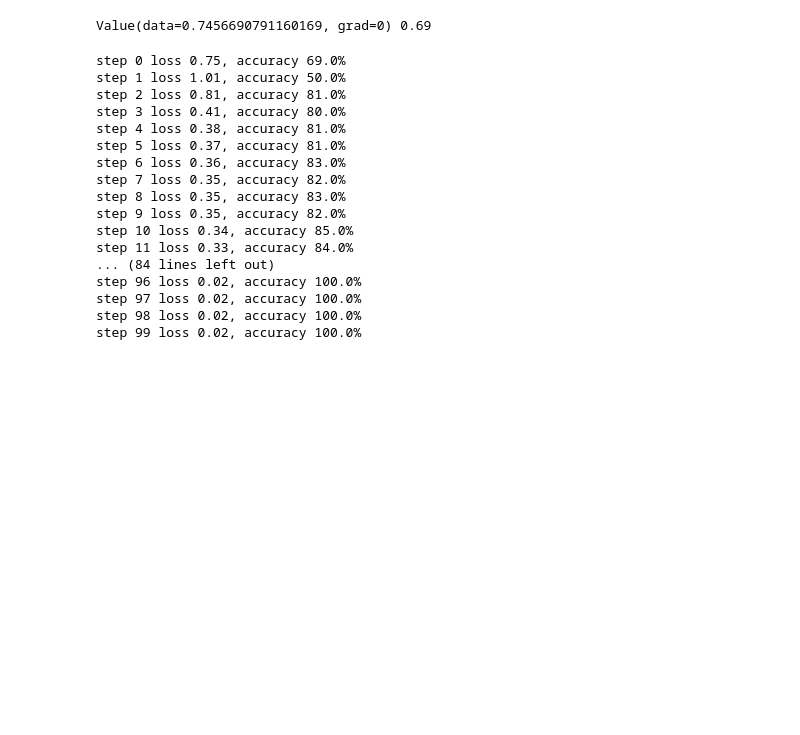
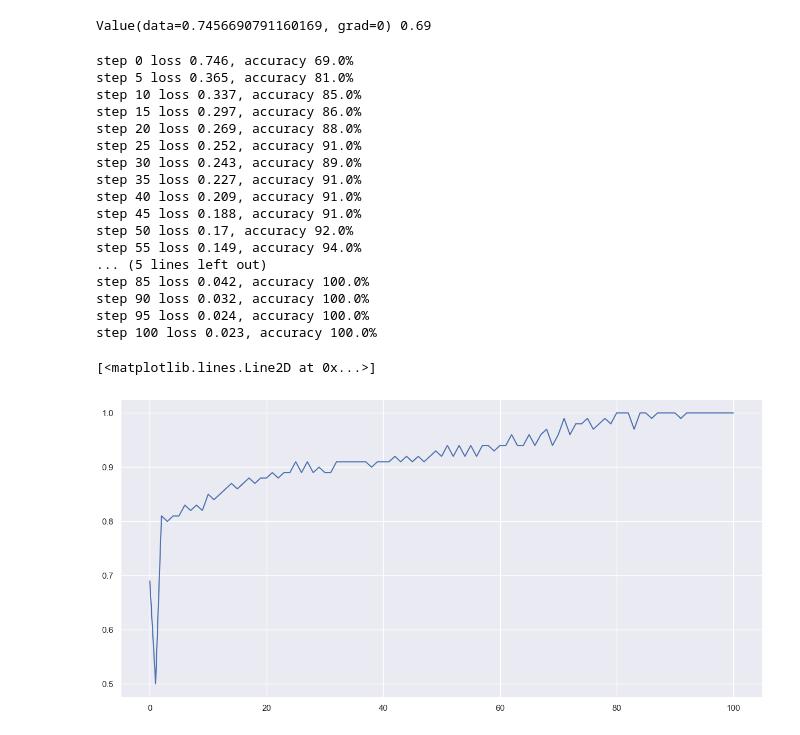
Before and after one commit to ShivKJ/micrograd, a Jupyter notebook: demo.ipynb, the cells around one changed output. Drawn from its saved outputs; the diff is of its cells as text; code cells hidden in the pictures; blank space fills up the shorter version.

```diff
--- a/demo.ipynb
+++ b/demo.ipynb
@@ -99,7 +101,7 @@ def loss(batch_size=None):
     data_loss = sum(losses) * (1.0 / len(losses))
     # L2 regularization
     alpha = 1e-4
-    reg_loss = alpha * sum((p * p for p in model.parameters()))
+    reg_loss = alpha * sum(p * p for p in model.parameters)
     total_loss = data_loss + reg_loss
 
     # also get accuracy
@@ -113,37 +115,46 @@ print(total_loss, acc)
 # %% [output]
 Value(data=0.7456690791160169, grad=0) 0.69
 # %%
-# optimization
-for k in range(100):
+losses = []
+accuracies = []
+
+for epoch in range(101):
     # forward
     total_loss, acc = loss()
+    losses.append(total_loss.data)
+    accuracies.append(acc)
 
     # backward
     model.zero_grad()
     total_loss.backward()
 
     # update (sgd)
-    learning_rate = 1.0 - 0.9 * k / 100
-    for p in model.parameters():
+    learning_rate = 1.0 - 0.9 * epoch / 100
+    for p in model.parameters:
         p.data -= learning_rate * p.grad
 
-    if k % 1 == 0:
-        print(f"step {k} loss {round(total_loss.data, pd.options.display.precision)}, accuracy {acc * 100}%")
+    if epoch % 5 == 0:
+        print(f"step {epoch} loss {round(total_loss.data, pd.options.display.precision)}, accuracy {acc * 100}%")
 # %% [output]
-step 0 loss 0.75, accuracy 69.0%
-step 1 loss 1.01, accuracy 50.0%
-step 2 loss 0.81, accuracy 81.0%
-step 3 loss 0.41, accuracy 80.0%
-step 4 loss 0.38, accuracy 81.0%
-step 5 loss 0.37, accuracy 81.0%
-step 6 loss 0.36, accuracy 83.0%
-step 7 loss 0.35, accuracy 82.0%
-step 8 loss 0.35, accuracy 83.0%
-step 9 loss 0.35, accuracy 82.0%
-step 10 loss 0.34, accuracy 85.0%
-step 11 loss 0.33, accuracy 84.0%
-... (84 lines left out)
-step 96 loss 0.02, accuracy 100.0%
-step 97 loss 0.02, accuracy 100.0%
-step 98 loss 0.02, accuracy 100.0%
-step 99 loss 0.02, accuracy 100.0%
+step 0 loss 0.746, accuracy 69.0%
+step 5 loss 0.365, accuracy 81.0%
+step 10 loss 0.337, accuracy 85.0%
+step 15 loss 0.297, accuracy 86.0%
+step 20 loss 0.269, accuracy 88.0%
+step 25 loss 0.252, accuracy 91.0%
+step 30 loss 0.243, accuracy 89.0%
+step 35 loss 0.227, accuracy 91.0%
+step 40 loss 0.209, accuracy 91.0%
+step 45 loss 0.188, accuracy 91.0%
+step 50 loss 0.17, accuracy 92.0%
+step 55 loss 0.149, accuracy 94.0%
+... (5 lines left out)
+step 85 loss 0.042, accuracy 100.0%
+step 90 loss 0.032, accuracy 100.0%
+step 95 loss 0.024, accuracy 100.0%
+step 100 loss 0.023, accuracy 100.0%
+# %%
+plt.plot(accuracies)
+# %% [output]
+[<matplotlib.lines.Line2D at 0x...>]
+[figure, added]
```
Also changed, not shown: parts of 22 cells of this notebook, 2 other files.
